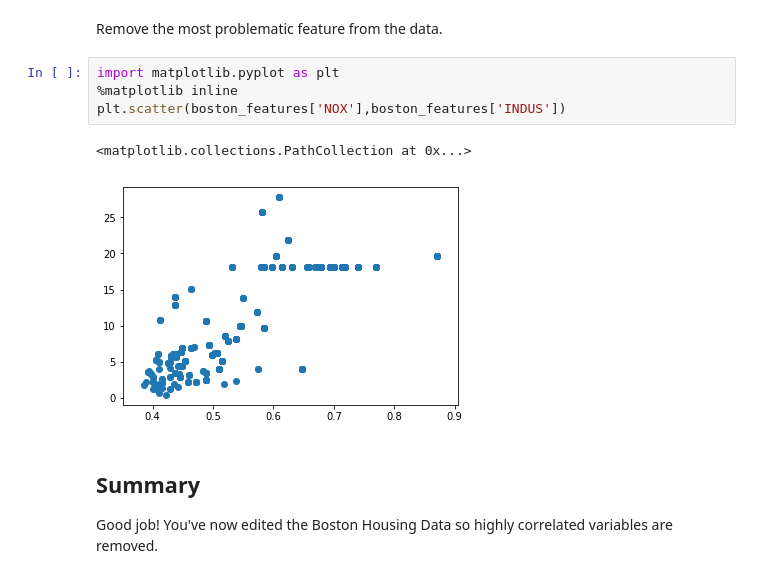
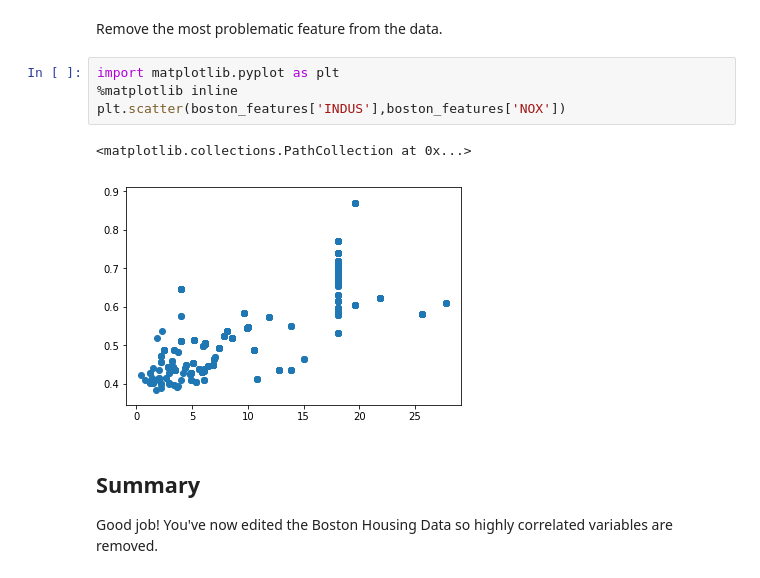
Before and after one commit to max-miller/dsc-multicollinearity-of-features---lab-nyc-ds-career-042219, a Jupyter notebook: index.ipynb, the cells around one changed output. Drawn from its saved outputs; the diff is of its cells as text.

```diff
--- a/index.ipynb
+++ b/index.ipynb
@@ -138,10 +138,10 @@ Remove the most problematic feature from the data.
 # %%
 import matplotlib.pyplot as plt
 %matplotlib inline
-plt.scatter(boston_features['NOX'],boston_features['INDUS'])
+plt.scatter(boston_features['INDUS'],boston_features['NOX'])
 # %% [output]
 <matplotlib.collections.PathCollection at 0x...>
-[figure, old version]
+[figure, new version]
 # %% [markdown]
 ## Summary
 Good job! You've now edited the Boston Housing Data so highly correlated variables are removed.
```
